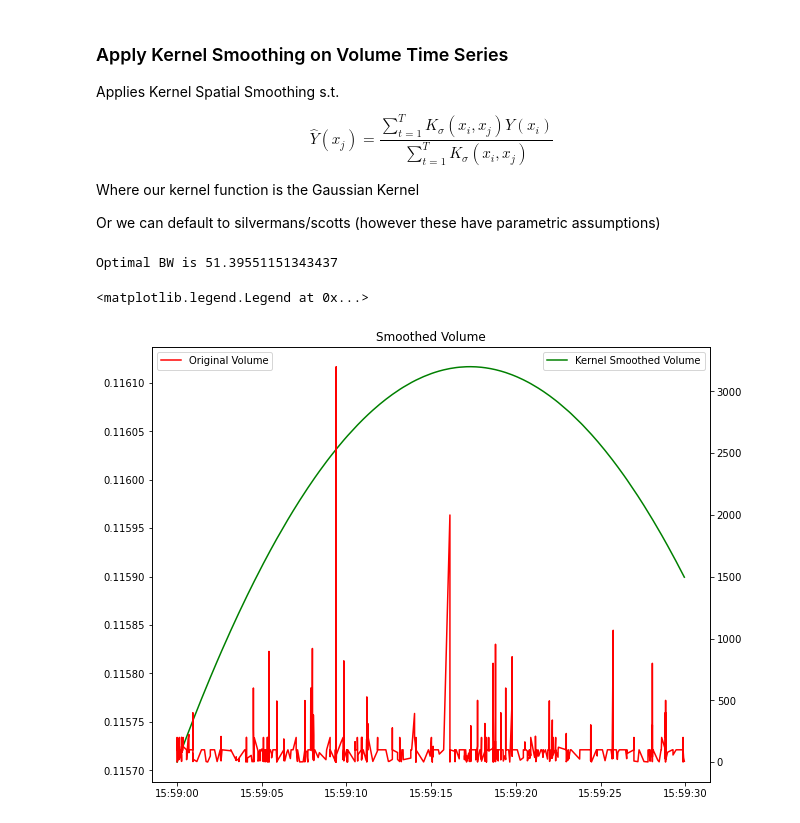
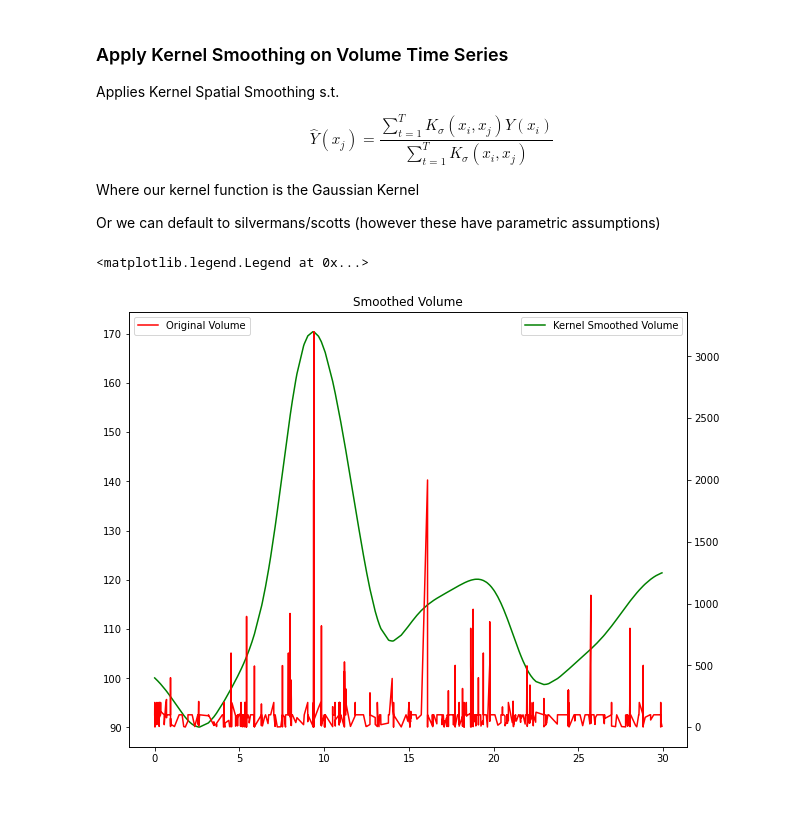
Before and after one commit to jasonbohne123/Adaptive_Signal_Estimation, a Jupyter notebook: Lasso_CPD/Kernel_Smoothing.ipynb, the cells around one changed output. Cells and saved outputs as stored; diff of their text form; code cells hidden in the pictures.

```diff
--- a/Lasso_CPD/Kernel_Smoothing.ipynb
+++ b/Lasso_CPD/Kernel_Smoothing.ipynb
@@ -159,34 +122,0 @@ def kernel_smooth(x0,series,pen,bw):
-# %%
-def smooth_series(k_series,p_series,t=None):
-
-    '''
-
-    Kernel Smooths a series using the gaussian kerenl
-
-    i). Applies Min-Max Normalization to scale -> [0,1]
-    ii). Applies Kernel Smoothing with penalty scaling-> [0,1]
-    iii). Utilizes Scotts and Silvermans Bandwidth Selection Methods
-
-
-
-    '''
-
-    smooth=[]
-
-    pen=np.pad(max_norm(y=p_series.values,k=2,adaptive=True,verbose=False),(1,1))
-
-    k_seconds=(k_series.index-k_series.index[0]).total_seconds()
-    normalized_data=(k_series.values-np.min(k_series.values))/(np.max(k_series.values)-np.min(k_series.values))
-
-    normalized_series=pd.Series(normalized_data,index=k_seconds)
-
-    silver_bw=0.9*min(np.std(k_series),iqr(k_series)/1.35)/(len(k_series)**0.2)
-    scott_bw=1.06*np.std(k_series) / (len(k_series)**0.2)
-    for x_i_index, x_i in normalized_series.items():
-        smoothed_val=kernel_smooth(x_i_index,normalized_series,pen,scott_bw)
-        smooth.append(smoothed_val)
-
-    smooth=pd.Series(smooth,index=k_series.index)
-
-
-    return smooth,pen
@@ -195,17 +123,18 @@ smooth,pen=smooth_series(trades['Trade_Volume'],trades['Trade_Price'])
-# %%
-scott_bw=1.06*np.std(trades['Trade_Volume']) / (len(trades['Trade_Volume'])**0.2)
-print("Optimal BW is", scott_bw)
-# %% [output]
-Optimal BW is 51.39551151343437
+# %%
+index=(trades['Trade_Volume'].index-trades['Trade_Volume'].index[0]).total_seconds() # reindexed time from [0, last]
+
+prior=trades['Trade_Volume'].values
+
+smooth,bw=smooth_series(prior,index)
 # %%
 fig,ax=plt.subplots(figsize=(10,8))
-ax.plot(smooth.index,smooth.values,label='Kernel Smoothed Volume',color='green')
+ax.plot(index,smooth,label='Kernel Smoothed Volume',color='green')
 
 ax.set_title("Smoothed Volume")
 ax2=ax.twinx()
-ax2.plot(vol,color='red',label='Original Volume')
+ax2.plot(index,vol,color='red',label='Original Volume')
 ax.legend()
 ax2.legend(loc='upper left')
 # %% [output]
 <matplotlib.legend.Legend at 0x...>
-[figure, old version]
+[figure, new version]
```
Also changed, not shown: parts of 11 cells of this notebook, 3 other files.
